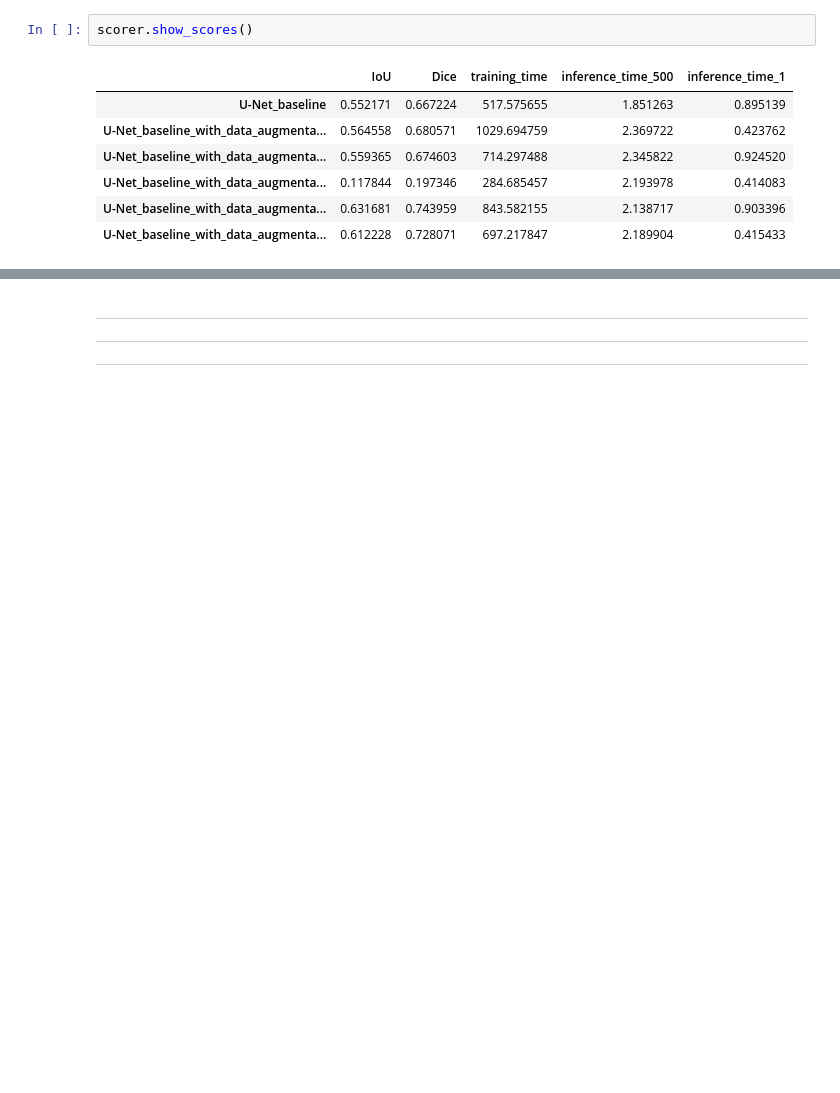
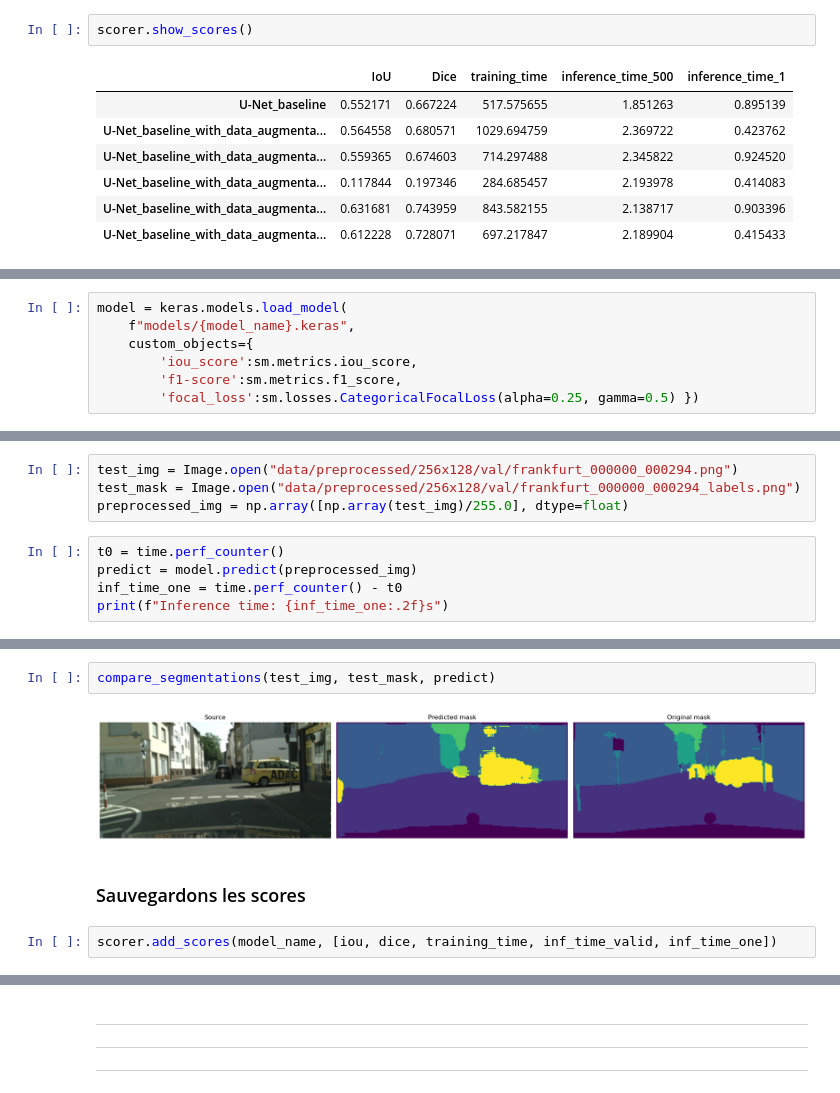
Before and after one commit to Valkea/OC_AI_08, a Jupyter notebook: 03_Spot_checking_models.ipynb, the cells around one changed output, grey strips where cells are left out. Cells and saved outputs as stored; diff of their text form; blank space fills up the shorter version.

```diff
--- a/03_Spot_checking_models.ipynb
+++ b/03_Spot_checking_models.ipynb
@@ -1076,0 +1152,7 @@ scorer.show_scores()
+# %%
+model = keras.models.load_model(
+    f"models/{model_name}.keras",
+    custom_objects={
+        'iou_score':sm.metrics.iou_score,
+        'f1-score':sm.metrics.f1_score,
+        'focal_loss':sm.losses.CategoricalFocalLoss(alpha=0.25, gamma=0.5) })
@@ -1076,0 +1169,9 @@ scorer.show_scores()
+# %%
+test_img = Image.open("data/preprocessed/256x128/val/frankfurt_000000_000294.png")
+test_mask = Image.open("data/preprocessed/256x128/val/frankfurt_000000_000294_labels.png")
+preprocessed_img = np.array([np.array(test_img)/255.0], dtype=float)
+# %%
+t0 = time.perf_counter()
+predict = model.predict(preprocessed_img)
+inf_time_one = time.perf_counter() - t0
+print(f"Inference time: {inf_time_one:.2f}s")
@@ -1076,0 +1181,8 @@ scorer.show_scores()
+# %%
+compare_segmentations(test_img, test_mask, predict)
+# %% [output]
+[figure, added]
+# %% [markdown]
+### Sauvegardons les scores
+# %%
+scorer.add_scores(model_name, [iou, dice, training_time, inf_time_valid, inf_time_one])
```
Also changed, not shown: parts of 12 cells of this notebook, 4 other files.
